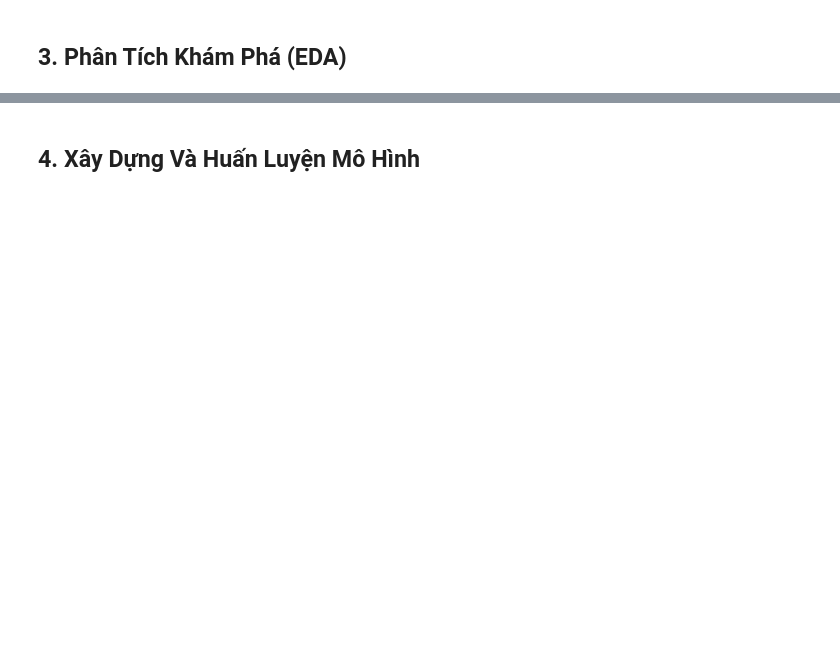
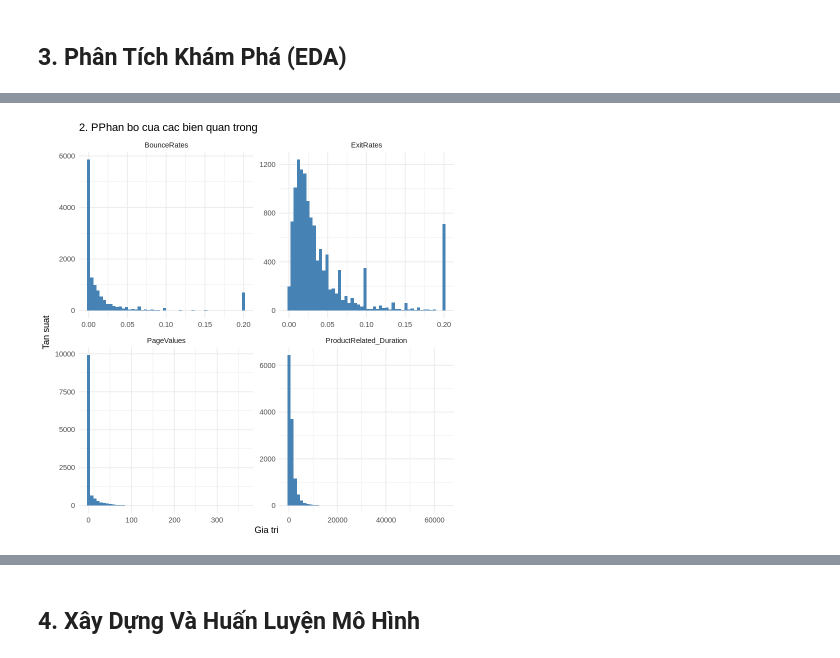
Before and after one commit to trungdongphuoca/pgmodel-ttt, a Jupyter notebook: GK_PGM.ipynb, the cells around one changed output, grey strips where cells are left out. Drawn from its saved outputs; the diff is of its cells as text; code cells hidden in the pictures; blank space fills up the shorter version.

```diff
--- a/GK_PGM.ipynb
+++ b/GK_PGM.ipynb
@@ -279,0 +285,14 @@ Warning message in title(title, ...):
+# %%
+# ---- BIỂU ĐỒ 2: Phân bổ của các biến số quan trọng ----
+# Biểu đồ này cho thấy các biến số bị lệch trái rất mạnh
+numerical_cols <- c("ProductRelated_Duration", "BounceRates", "ExitRates", "PageValues")
+df %>%
+  select(all_of(numerical_cols)) %>%
+  pivot_longer(everything(), names_to = "variable", values_to = "value") %>%
+  ggplot(aes(x = value)) +
+    geom_histogram(bins = 50, fill = "steelblue") +
+    facet_wrap(~variable, scales = "free") +
+    labs(title = "2. PPhan bo cua cac bien quan trong", x="Gia tri", y="Tan suat") +
+    theme_minimal()
+# %% [output]
+[figure, added]
```
Also changed, not shown: parts of 47 cells of this notebook.
